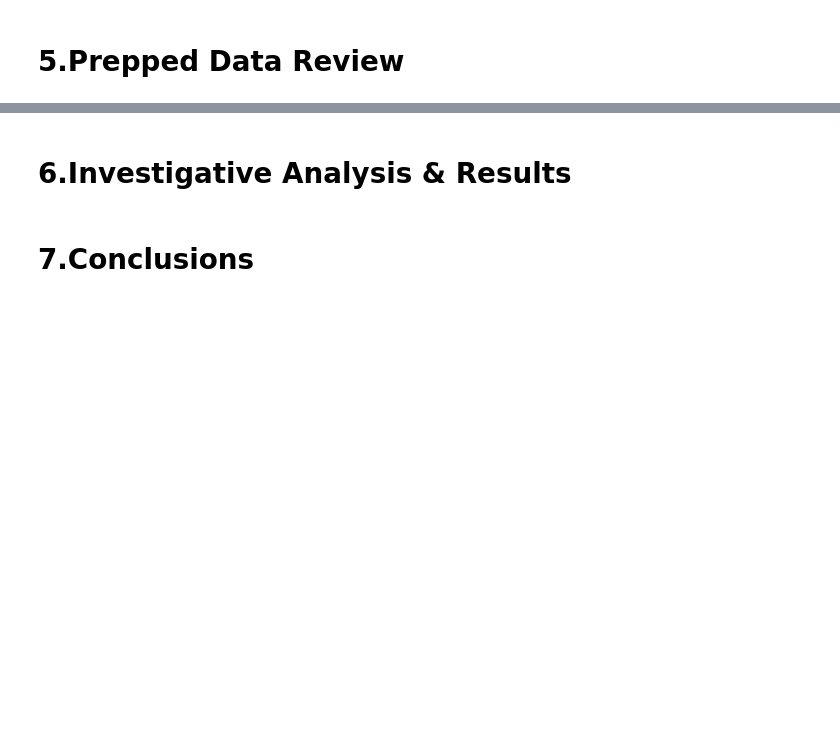
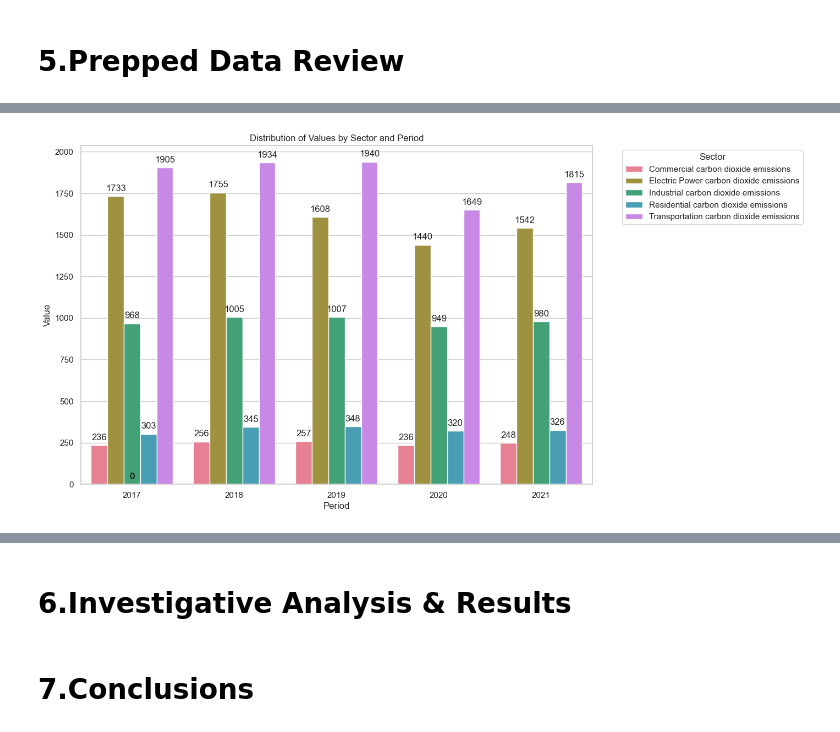
Before and after one commit to Zhengnan817/Final-Project-Carbon-dioxide-emission, a Jupyter notebook: carbon_emission.ipynb, the cells around one changed output, grey strips where cells are left out. Saved outputs shown, nothing was run; the diff lists cells and outputs as text; code cells hidden in the pictures; blank space fills up the shorter version.

```diff
--- a/carbon_emission.ipynb
+++ b/carbon_emission.ipynb
@@ -494,0 +483,5 @@ The columns are: ['GeoName', 'Year', 'GDP']
+# %%
+eda_gdp=Prepped(df_co2_sector)
+eda_gdp.sec_name_by_time()
+# %% [output]
+[figure, added]
```
Also changed, not shown: parts of 12 cells of this notebook, 1 other file.
